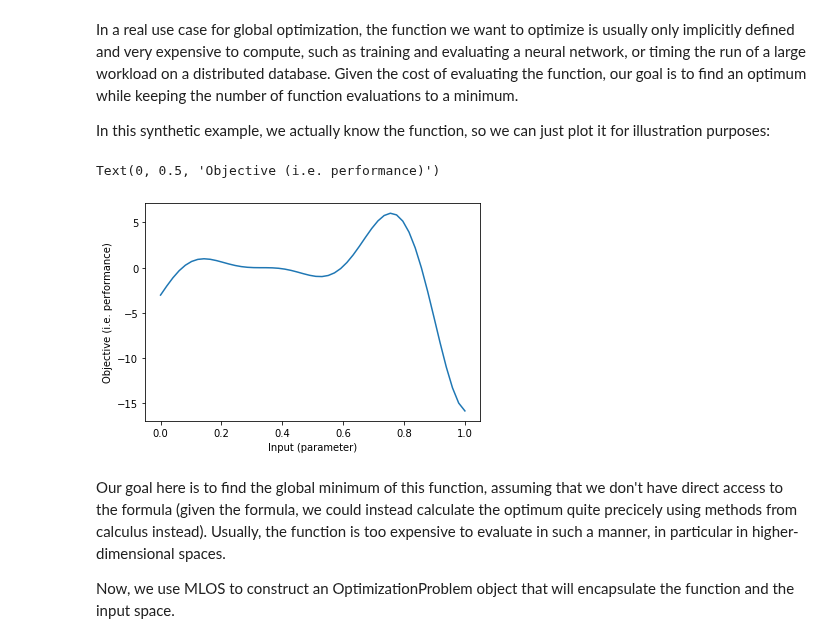
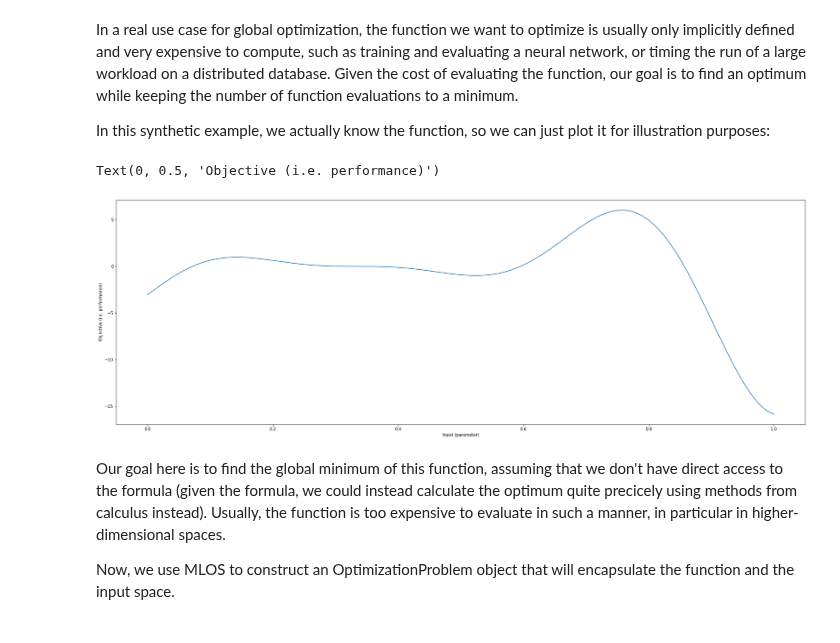
Before and after one commit to byte-sculptor/mlos_v2, a Jupyter notebook: source/Mlos.Notebooks/BayesianOptimization.ipynb, the cells around one changed output. Drawn from its saved outputs; the diff is of its cells as text; code cells hidden in the pictures.

```diff
--- a/source/Mlos.Notebooks/BayesianOptimization.ipynb
+++ b/source/Mlos.Notebooks/BayesianOptimization.ipynb
@@ -41,17 +40,18 @@ In a real use case for global optimization, the function we want to optimize is
 
 In this synthetic example, we actually know the function, so we can just plot it for illustration purposes:
 # %%
+plt.figure(figsize=(30,10))
 # define a domain to evaluate
-line = np.linspace(0, 1)
+line = np.linspace(0, 1, 1000)
 # evaluate function
 values = f(line)
 # plot function
 plt.plot(line, values)
 plt.xlabel("Input (parameter)")
 plt.ylabel("Objective (i.e. performance)")
 # %% [output]
 Text(0, 0.5, 'Objective (i.e. performance)')
-[figure, old version]
+[figure, new version]
 # %% [markdown]
 Our goal here is to find the global minimum of this function, assuming that we don't have direct access to the formula (given the formula, we could instead calculate the optimum quite precicely using methods from calculus instead). Usually, the function is too expensive to evaluate in such a manner, in particular in higher-dimensional spaces.
 
```
Also changed, not shown: parts of 9 cells of this notebook.
